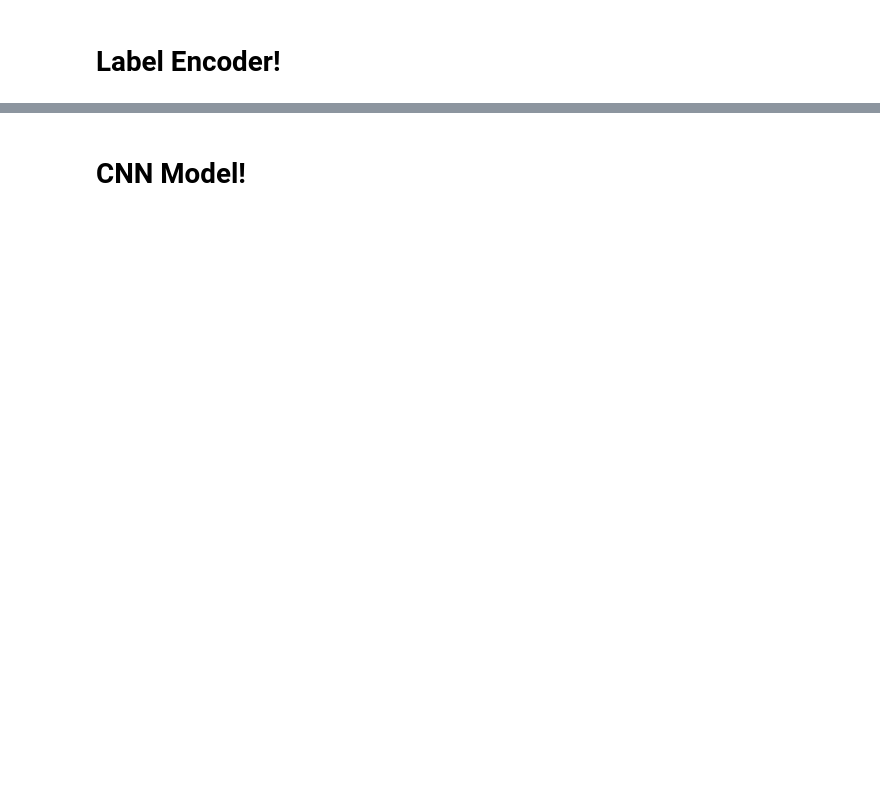
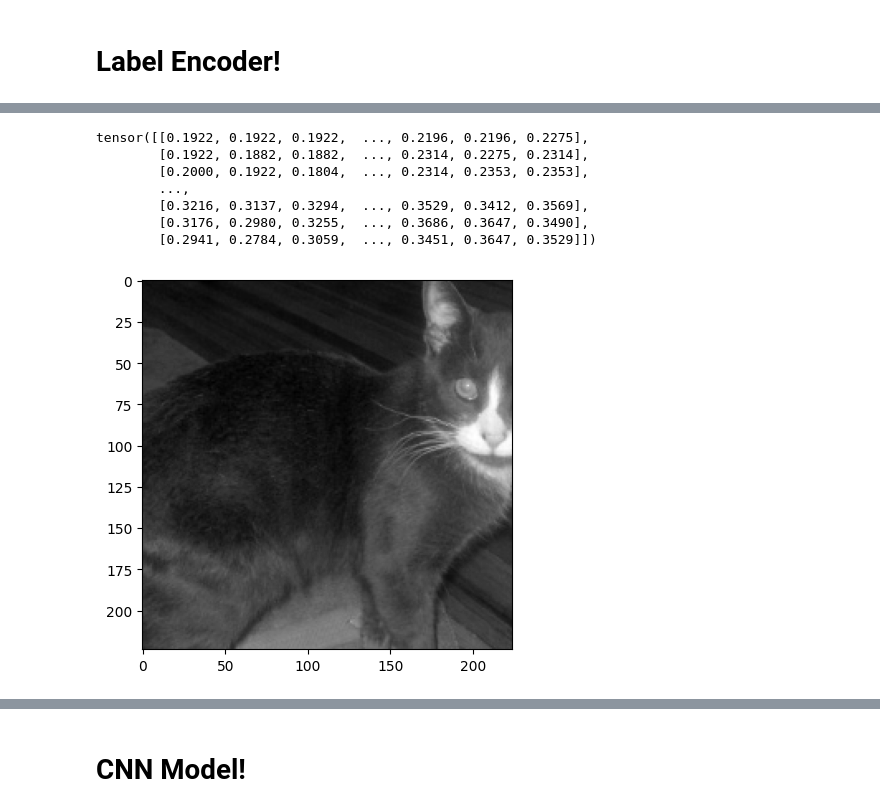
Before and after one commit to austonpramodh/ml-cats-dogs, a Jupyter notebook: model-building/cats-dogs/main.ipynb, the cells around one changed output, grey strips where cells are left out. Drawn from its saved outputs; the diff is of its cells as text; code cells hidden in the pictures; blank space fills up the shorter version.

```diff
--- a/model-building/cats-dogs/main.ipynb
+++ b/model-building/cats-dogs/main.ipynb
@@ -108,9 +197,13 @@ def getAllFiles(categories: List[str], data_root: str, includeFileData=False) ->
 
   for category in categories:
     count = 0
-    full_path = data_root + category + "s"
+    full_path = data_root + category
 
     for file_name in os.listdir(full_path):
+      # Check if the file is an image
+      if not file_name.endswith(".jpg") and not file_name.endswith(".jpeg") and not file_name.endswith(".png"):
+        continue
+
       count+=1
       file_path = full_path + "/" + file_name
       file = {
@@ -132,7 +225,7 @@ def getAllFiles(categories: List[str], data_root: str, includeFileData=False) ->
 # %% [markdown]
 # Label Encoder!
 # %%
-classes = ["cat", "dog"]
+classes = ["Cat", "Dog"]
 
 class LabelTransformer():
     labels_map = {}
@@ -162,0 +249,3 @@ Total dog images: 1000
+# %%
+dataset_path = os.path.join(os.getcwd(), "data/PetImages/")
+filesByCategory = getAllFiles(classes, dataset_path)
@@ -242 +718,69 @@ display(transformedImage)
+# %%
+from typing import Any
+from PIL import Image
+
+image, label = train_dl.dataset[0]
+# pilTransform = T.ToPILImage()
+# transformedImage = pilTransform(image)
+# display(transformedImage)
+# print(image)
+
+
+# Need to write new Transformer for binary data
+# image = Image.open(io.BytesIO(image))
+
+# transformerV2 = T.Compose([
+#     T.Resize((image_size, image_size)),
+#     T.RandomResizedCrop(image_size),
+#     T.RandomHorizontalFlip(),
+#     T.Grayscale(),
+#     T.PILToTensor(),
+# ])
+
+transformerV2 = torch.nn.Sequential(
+    T.Resize((image_size, image_size)),
+    T.RandomResizedCrop(image_size),
+    T.RandomHorizontalFlip(),
+    T.Grayscale(),
+    T.ConvertImageDtype(torch.float),
+)
+
+# class FileBinaryToTensorTransformerWrapper():
+#     transformer = None
+#     def __init__(self, transformer, device = None):
+#         self.transformer = transformer
+#         self.device = device
+
+#     def __call__(self, *args: Any, **kwds: Any) -> Any:
+#         image = Image.open(io.BytesIO(args[0]))
+
+#         pilTransform = T.PILToTensor()
+
+#         transformedImage = pilTransform(image)
+
+#         if self.device:
+#             transformedImage = transformedImage.to(device)
+
+#         return self.transformer(transformedImage)
+
+
+# device = torch.device("cuda:0") if torch.cuda.is_available() else torch.device("cpu")
+# print("device",device)
+# my_transformer = FileBinaryToTensorTransformerWrapper(transformerV2, device=device)
+# image = my_transformer(image)
+# print(image)
+
+image = image.squeeze().cpu()
+pyplot.imshow(image, cmap="gray")
+
+image
+# %% [output]
+tensor([[0.1922, 0.1922, 0.1922,  ..., 0.2196, 0.2196, 0.2275],
+        [0.1922, 0.1882, 0.1882,  ..., 0.2314, 0.2275, 0.2314],
+        [0.2000, 0.1922, 0.1804,  ..., 0.2314, 0.2353, 0.2353],
+        ...,
+        [0.3216, 0.3137, 0.3294,  ..., 0.3529, 0.3412, 0.3569],
+        [0.3176, 0.2980, 0.3255,  ..., 0.3686, 0.3647, 0.3490],
+        [0.2941, 0.2784, 0.3059,  ..., 0.3451, 0.3647, 0.3529]])
+[figure, added]
 # %%
```
Also changed, not shown: parts of 53 cells of this notebook, 7 other files.
